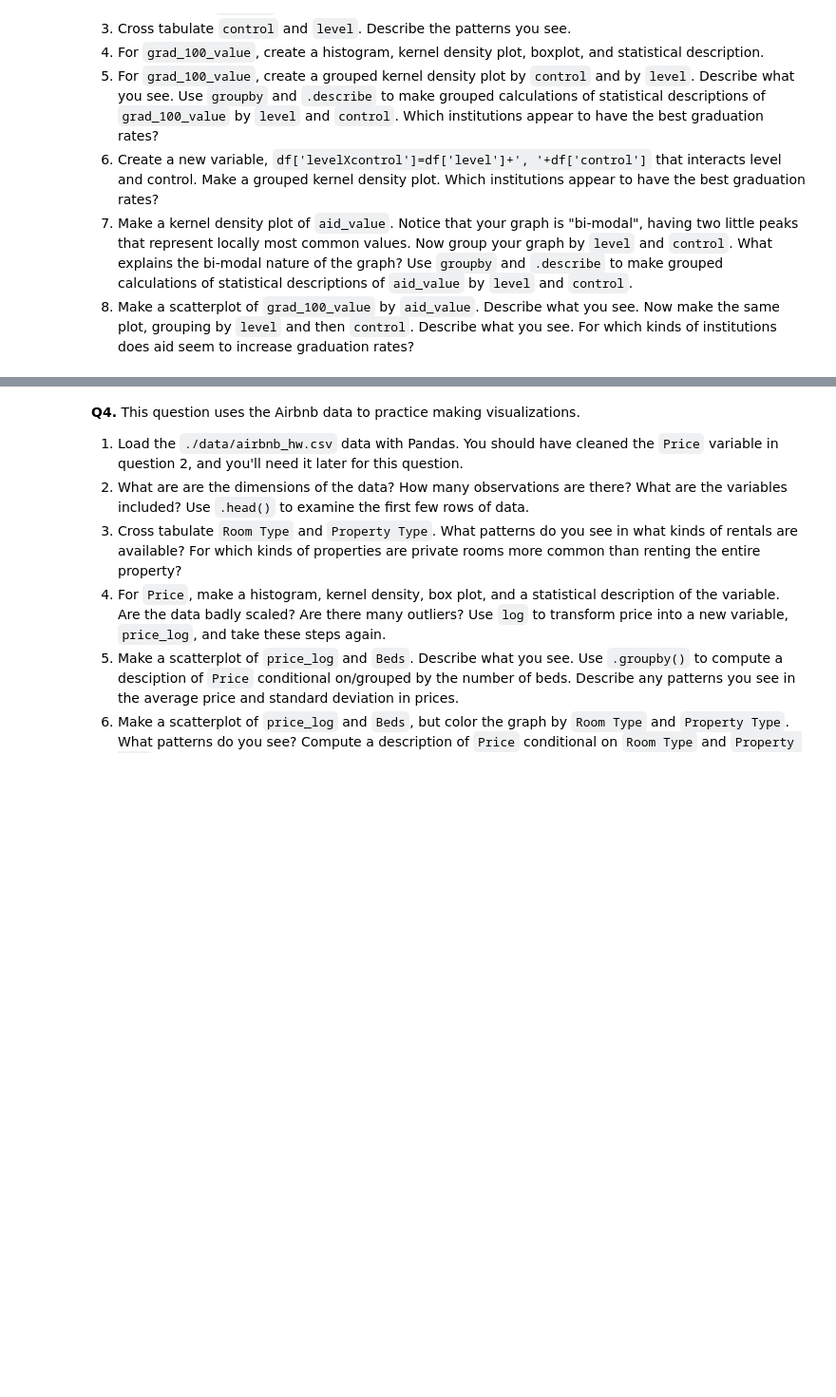
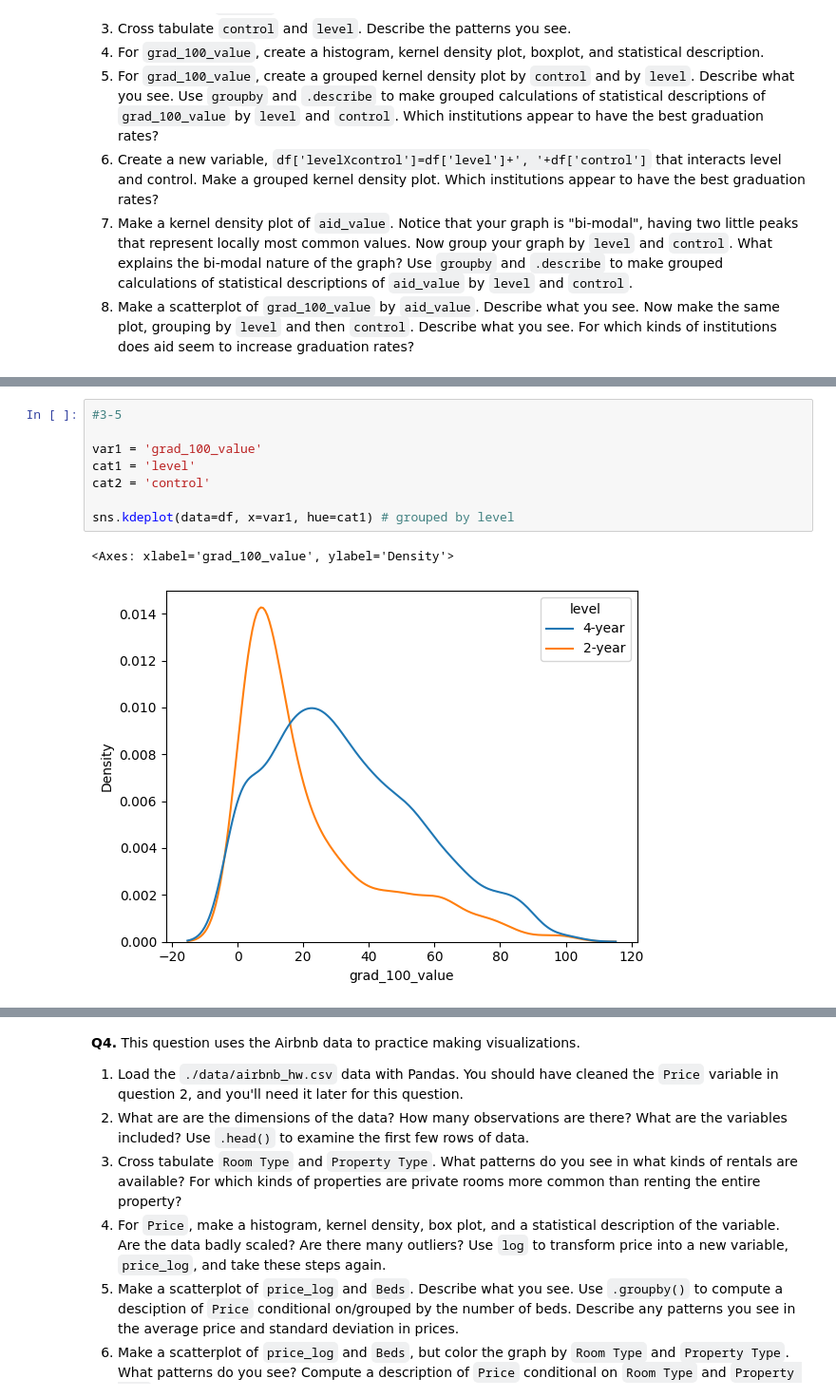
Before and after one commit to suhaaskanneganti/assignment2, a Jupyter notebook: assignment2.ipynb, the cells around one changed output, grey strips where cells are left out. Shown: that part at 95% size. Cells and saved outputs as stored; diff of their text form; blank space fills up the shorter version.

```diff
--- a/assignment2.ipynb
+++ b/assignment2.ipynb
@@ -79,0 +233,11 @@ The "relevant" variables for this question are:
+# %%
+#3-5
+
+var1 = 'grad_100_value'
+cat1 = 'level'
+cat2 = 'control'
+
+sns.kdeplot(data=df, x=var1, hue=cat1) # grouped by level
+# %% [output]
+<Axes: xlabel='grad_100_value', ylabel='Density'>
+[figure, added]
```
Also changed, not shown: parts of 34 cells of this notebook.
